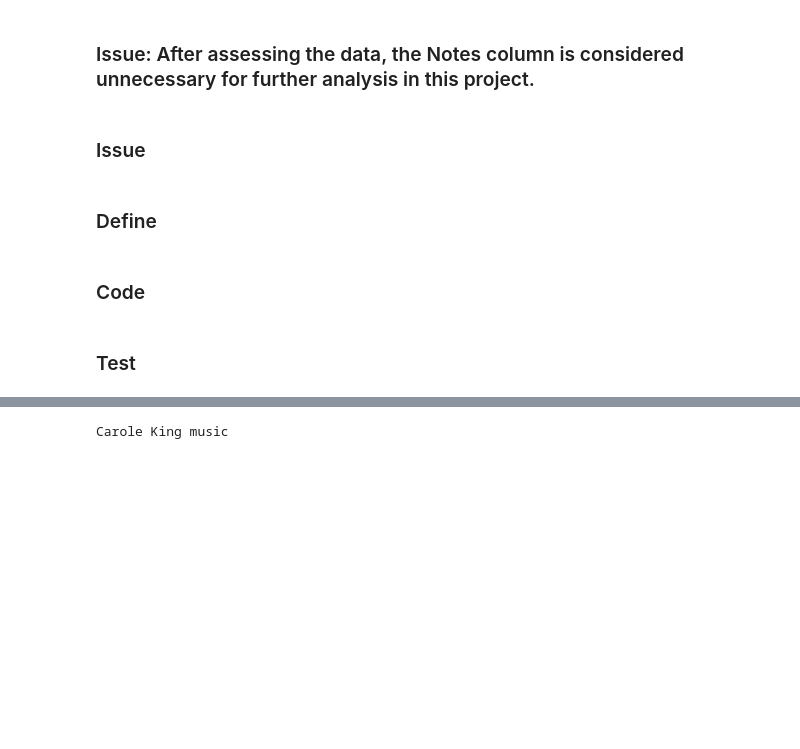
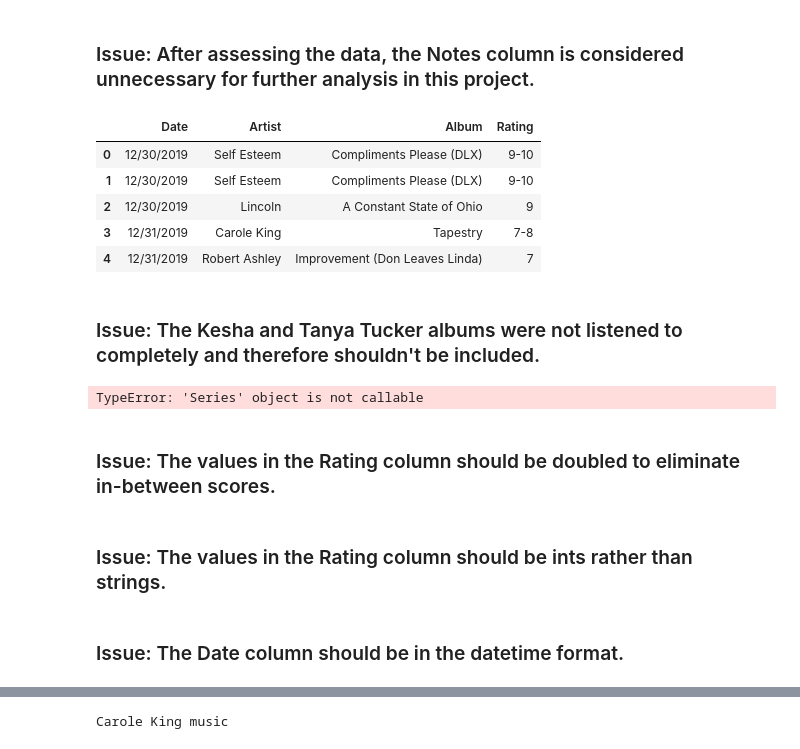
Before and after one commit to deepaksithu/Music_Analysis_Winter_2020, a Jupyter notebook: Music_Analysis_Winter_2020.ipynb, the cells around one changed output, grey strips where cells are left out. Drawn from its saved outputs; the diff is of its cells as text; code cells hidden in the pictures; blank space fills up the shorter version.

Commit message:
feat: Cleaning drop Notes

```diff
--- a/Music_Analysis_Winter_2020.ipynb
+++ b/Music_Analysis_Winter_2020.ipynb
@@ -122,8 +120,24 @@ df1_clean = df1.copy()
-# %% [markdown]
-### Issue
-# %% [markdown]
-### Define
-# %% [markdown]
-### Code
-# %% [markdown]
-### Test
+# %%
+# remove Notes column and confirm
+df1_clean = df1_clean.drop(columns = ['Notes'])
+df1_clean.head()
+# %% [output]
+|  | Date | Artist | Album | Rating |
+| 0 | 12/30/2019 | Self Esteem | Compliments Please (DLX) | 9-10 |
+| 1 | 12/30/2019 | Self Esteem | Compliments Please (DLX) | 9-10 |
+| 2 | 12/30/2019 | Lincoln | A Constant State of Ohio | 9 |
+| 3 | 12/31/2019 | Carole King | Tapestry | 7-8 |
+| 4 | 12/31/2019 | Robert Ashley | Improvement (Don Leaves Linda) | 7 |
+# %% [markdown]
+### Issue: The Kesha and Tanya Tucker albums were not listened to completely and therefore shouldn't be included.
+# %%
+# get index for two albums
+df1_clean.Artist.
+# %% [output]
+TypeError: 'Series' object is not callable
+# %% [markdown]
+### Issue: The values in the Rating column should be doubled to eliminate in-between scores.
+# %% [markdown]
+### Issue: The values in the Rating column should be ints rather than strings.
+# %% [markdown]
+### Issue: The Date column should be in the datetime format.
```
Also changed, not shown: parts of 6 cells of this notebook.
